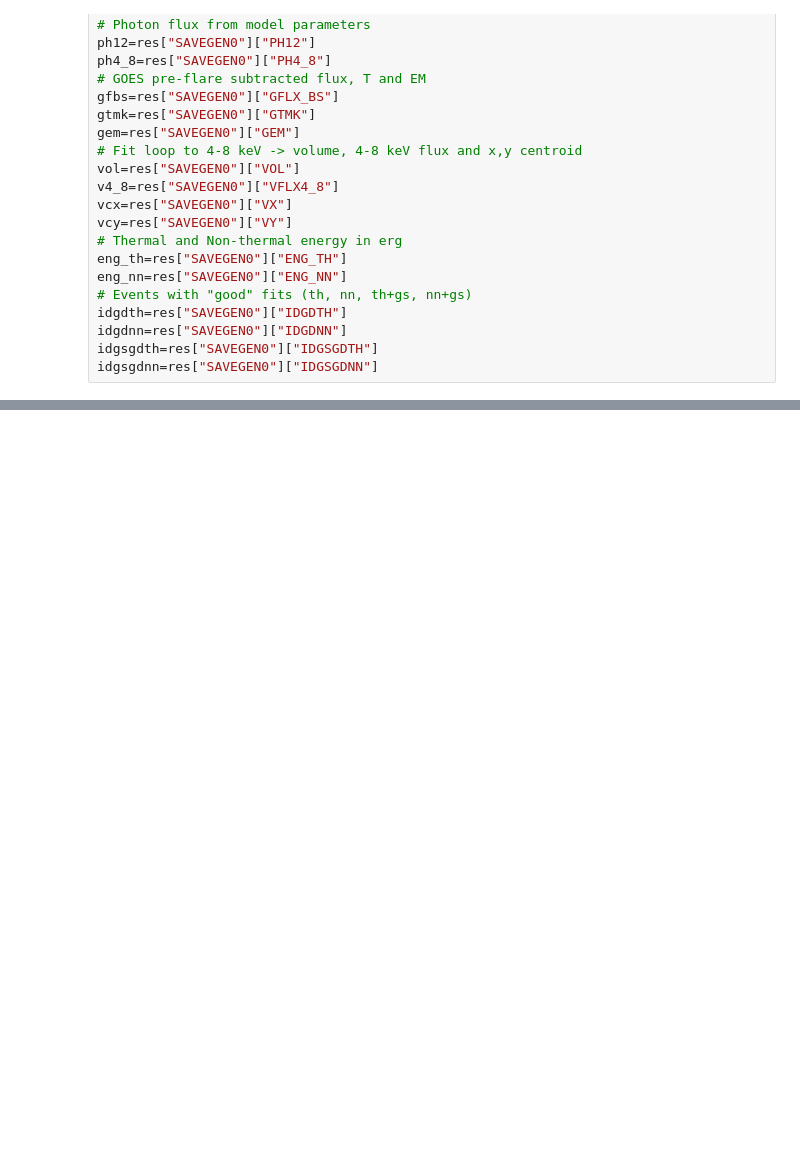
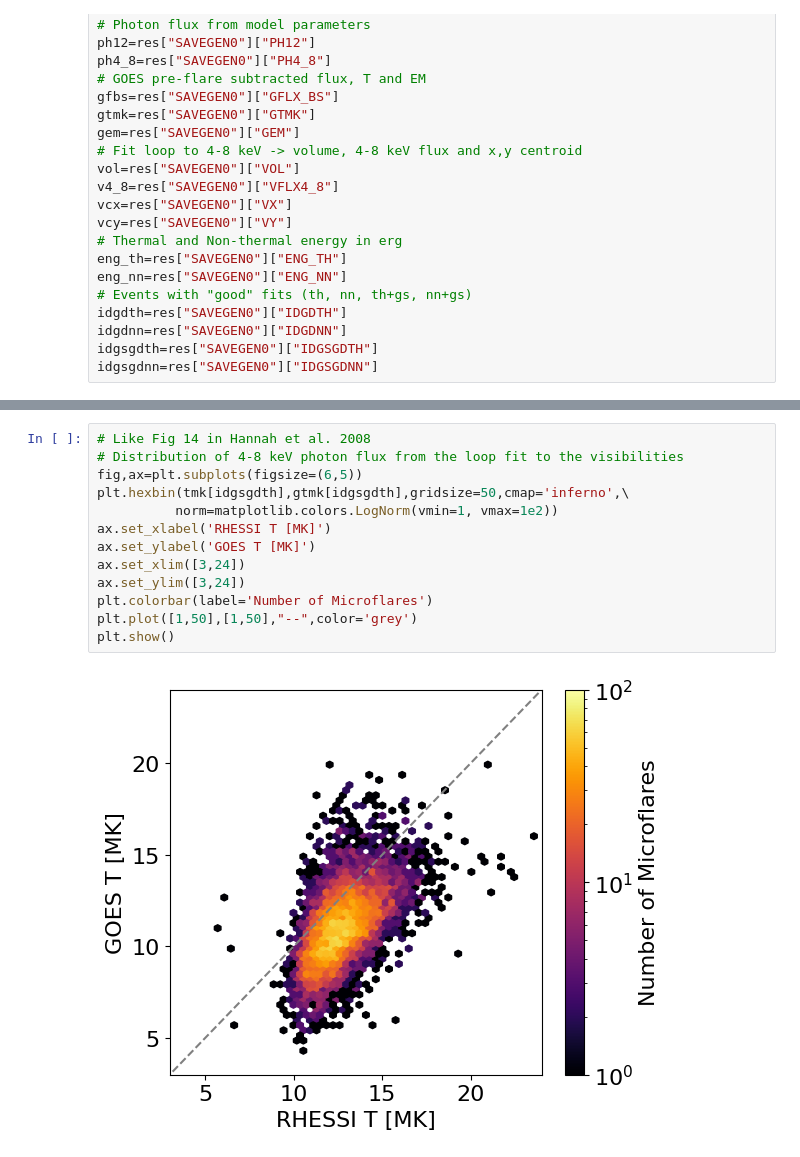
Before and after one commit to ianan/wee_2008, a Jupyter notebook: rhessi_weeflares_results.ipynb, the cells around one changed output, grey strips where cells are left out. Saved outputs shown, nothing was run; the diff lists cells and outputs as text; blank space fills up the shorter version.

```diff
--- a/rhessi_weeflares_results.ipynb
+++ b/rhessi_weeflares_results.ipynb
@@ -79,6 +78,21 @@ plt.colorbar(label='Number of Microflares')
 plt.show()
 # %% [output]
 [figure]
+# %%
+# Like Fig 14 in Hannah et al. 2008
+# Distribution of 4-8 keV photon flux from the loop fit to the visibilities
+fig,ax=plt.subplots(figsize=(6,5))
+plt.hexbin(tmk[idgsgdth],gtmk[idgsgdth],gridsize=50,cmap='inferno',\
+          norm=matplotlib.colors.LogNorm(vmin=1, vmax=1e2))
+ax.set_xlabel('RHESSI T [MK]')
+ax.set_ylabel('GOES T [MK]')
+ax.set_xlim([3,24])
+ax.set_ylim([3,24])
+plt.colorbar(label='Number of Microflares')
+plt.plot([1,50],[1,50],"--",color='grey')
+plt.show()
+# %% [output]
+[figure, added]
 # %%
 #  Plot the thermal energy distriubtion
 num, ebins=np.histogram(np.log10(eng_th[idgdth]),bins=25)
```
Also changed, not shown: parts of 3 cells of this notebook.
